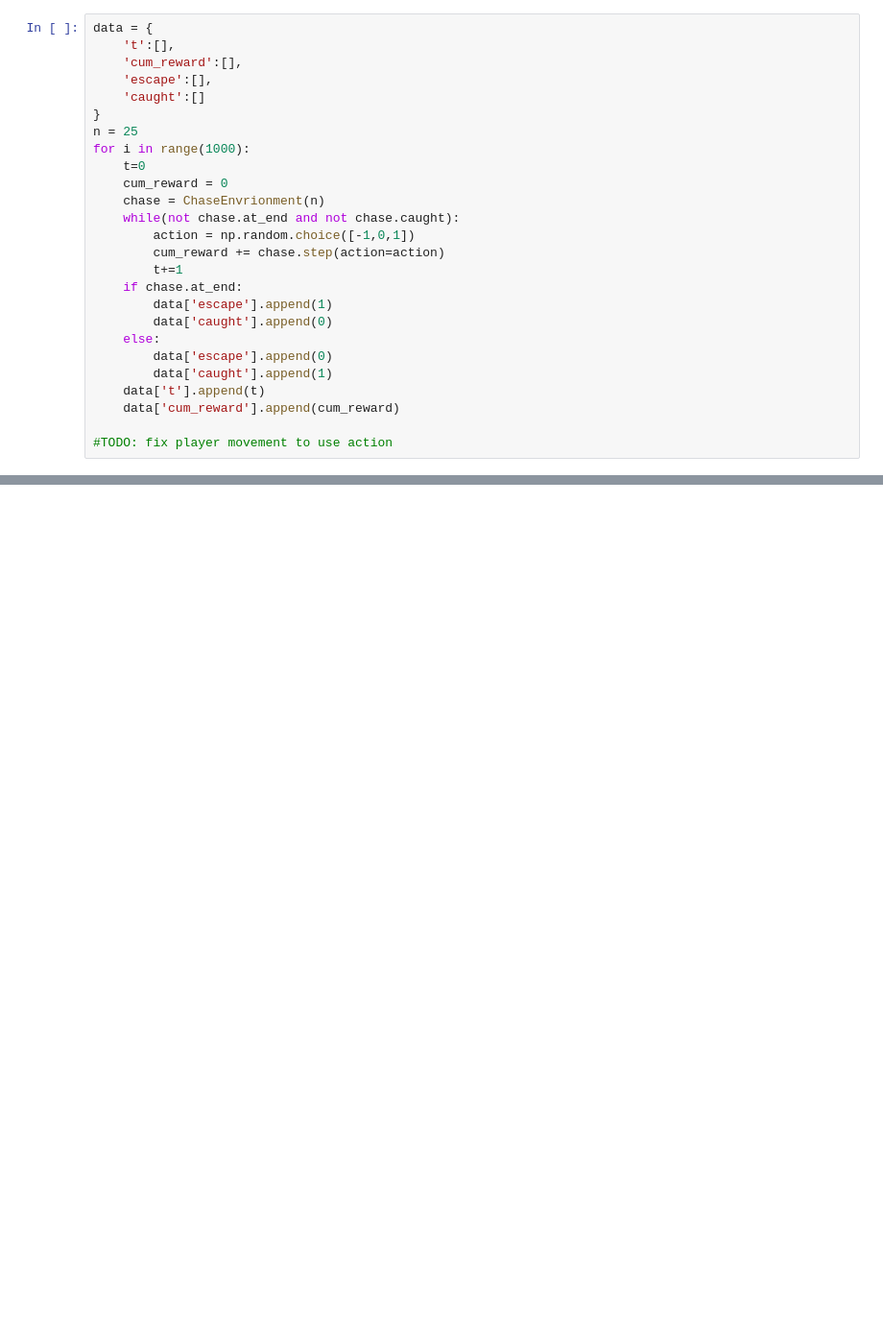
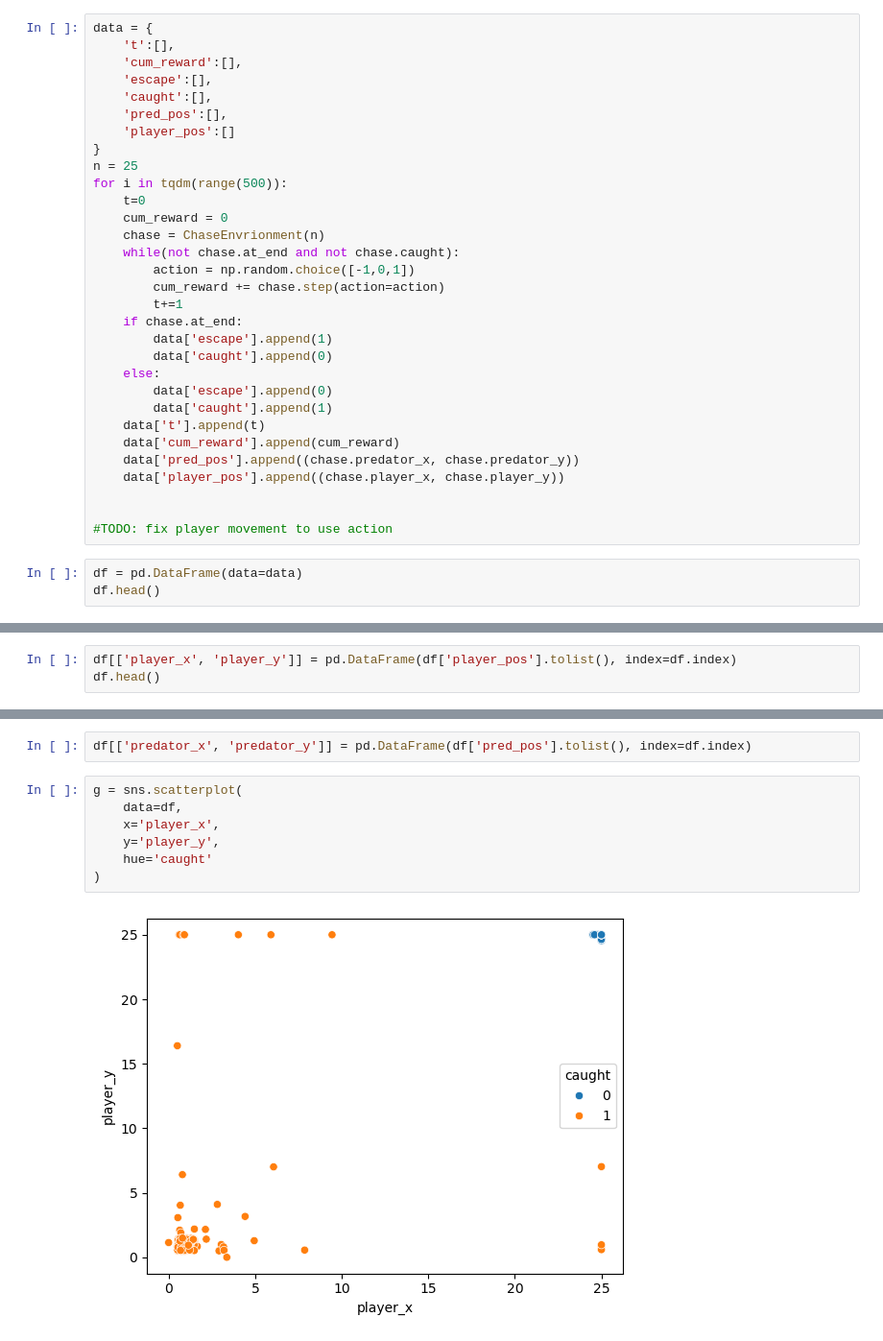
Before and after one commit to halliganbs/csc5661, a Jupyter notebook: lab2/chase_envrion.ipynb, the cells around one changed output, grey strips where cells are left out. Shown at 96% size. Saved outputs shown, nothing was run; the diff lists cells and outputs as text; blank space fills up the shorter version.

Commit message:
working chase environment

```diff
--- a/lab2/chase_envrion.ipynb
+++ b/lab2/chase_envrion.ipynb
@@ -111,10 +122,12 @@ data = {
     't':[],
     'cum_reward':[],
     'escape':[],
-    'caught':[]
+    'caught':[],
+    'pred_pos':[],
+    'player_pos':[]
 }
 n = 25
-for i in range(1000):
+for i in tqdm(range(500)):
     t=0
     cum_reward = 0
     chase = ChaseEnvrionment(n)
@@ -130,5 +143,11 @@ for i in range(1000):
         data['caught'].append(1)
     data['t'].append(t)
     data['cum_reward'].append(cum_reward)
+    data['pred_pos'].append((chase.predator_x, chase.predator_y))
+    data['player_pos'].append((chase.player_x, chase.player_y))
+
 
 #TODO: fix player movement to use action
+# %%
+df = pd.DataFrame(data=data)
+df.head()
@@ -134,0 +169,3 @@ for i in range(1000):
+# %%
+df[['player_x', 'player_y']] = pd.DataFrame(df['player_pos'].tolist(), index=df.index)
+df.head()
@@ -134,0 +179,11 @@ for i in range(1000):
+# %%
+df[['predator_x', 'predator_y']] = pd.DataFrame(df['pred_pos'].tolist(), index=df.index)
+# %%
+g = sns.scatterplot(
+    data=df,
+    x='player_x',
+    y='player_y',
+    hue='caught'
+)
+# %% [output]
+[figure, added]
```
Also changed, not shown: parts of 8 cells of this notebook.
